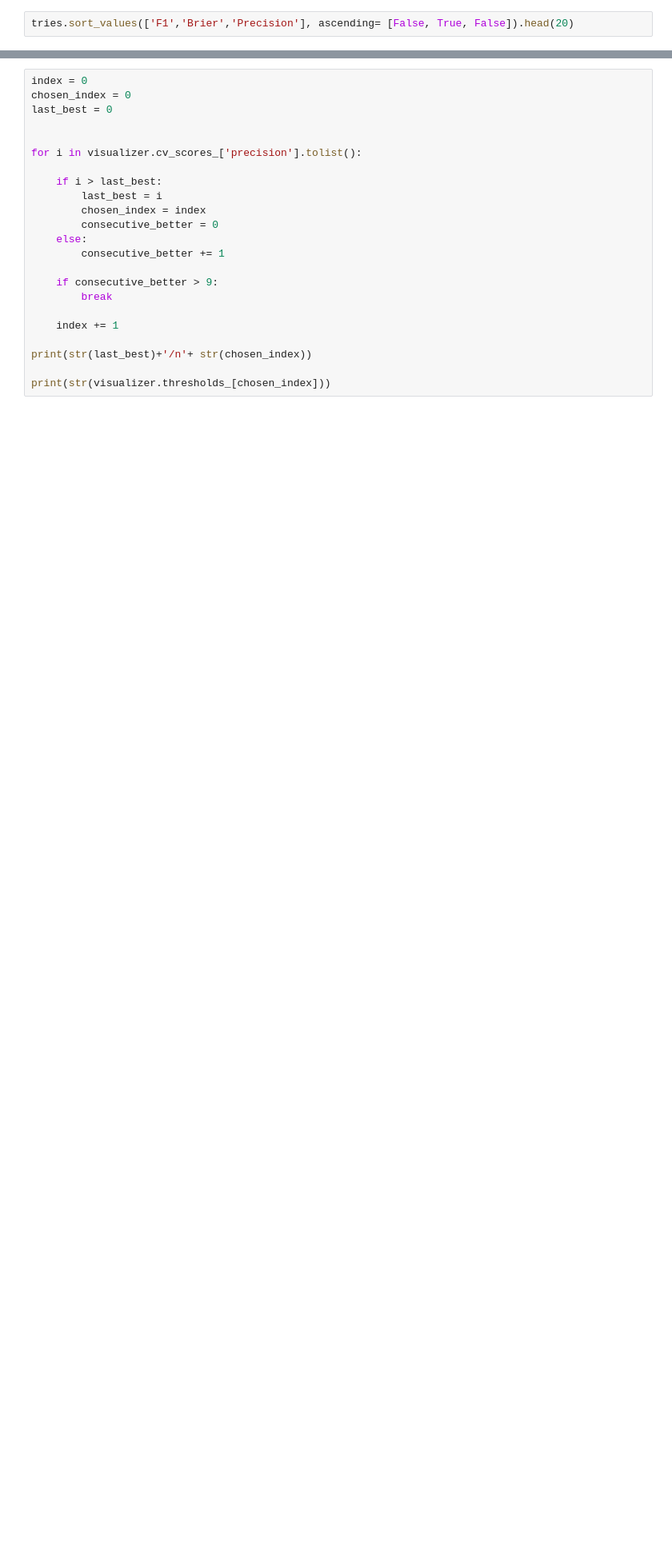
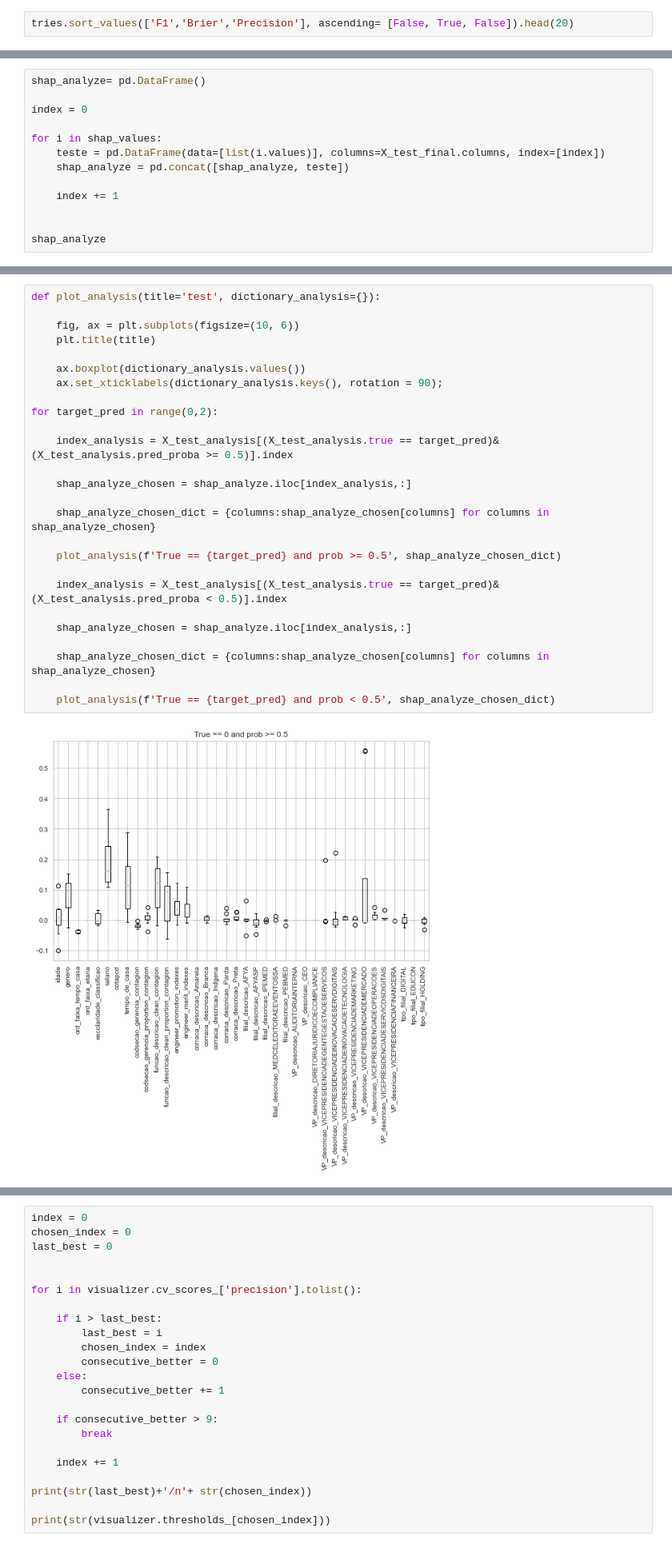
Before and after one commit to Gabrielteixeira2004/Turnover, a Jupyter notebook: Turnover.ipynb, the cells around one changed output, grey strips where cells are left out. Shown at 80% size. Saved outputs shown, nothing was run; the diff lists cells and outputs as text; blank space fills up the shorter version.

```diff
--- a/Turnover.ipynb
+++ b/Turnover.ipynb
@@ -647,0 +920,13 @@ xgb = XGBClassifier(use_label_encoder=False, verbosity=0, random_state=42, **par
+# %%
+shap_analyze= pd.DataFrame()
+
+index = 0
+
+for i in shap_values:
+    teste = pd.DataFrame(data=[list(i.values)], columns=X_test_final.columns, index=[index])
+    shap_analyze = pd.concat([shap_analyze, teste])
+
+    index += 1
+
+
+shap_analyze
@@ -647,0 +947,28 @@ xgb = XGBClassifier(use_label_encoder=False, verbosity=0, random_state=42, **par
+# %%
+def plot_analysis(title='test', dictionary_analysis={}):
+
+    fig, ax = plt.subplots(figsize=(10, 6))
+    plt.title(title)
+
+    ax.boxplot(dictionary_analysis.values())
+    ax.set_xticklabels(dictionary_analysis.keys(), rotation = 90);
+
+for target_pred in range(0,2):
+
+    index_analysis = X_test_analysis[(X_test_analysis.true == target_pred)&(X_test_analysis.pred_proba >= 0.5)].index
+
+    shap_analyze_chosen = shap_analyze.iloc[index_analysis,:]
+
+    shap_analyze_chosen_dict = {columns:shap_analyze_chosen[columns] for columns in shap_analyze_chosen}
+
+    plot_analysis(f'True == {target_pred} and prob >= 0.5', shap_analyze_chosen_dict)
+
+    index_analysis = X_test_analysis[(X_test_analysis.true == target_pred)&(X_test_analysis.pred_proba < 0.5)].index
+
+    shap_analyze_chosen = shap_analyze.iloc[index_analysis,:]
+
+    shap_analyze_chosen_dict = {columns:shap_analyze_chosen[columns] for columns in shap_analyze_chosen}
+
+    plot_analysis(f'True == {target_pred} and prob < 0.5', shap_analyze_chosen_dict)
+# %% [output]
+[figure, added]
```
Also changed, not shown: parts of 55 cells of this notebook.
